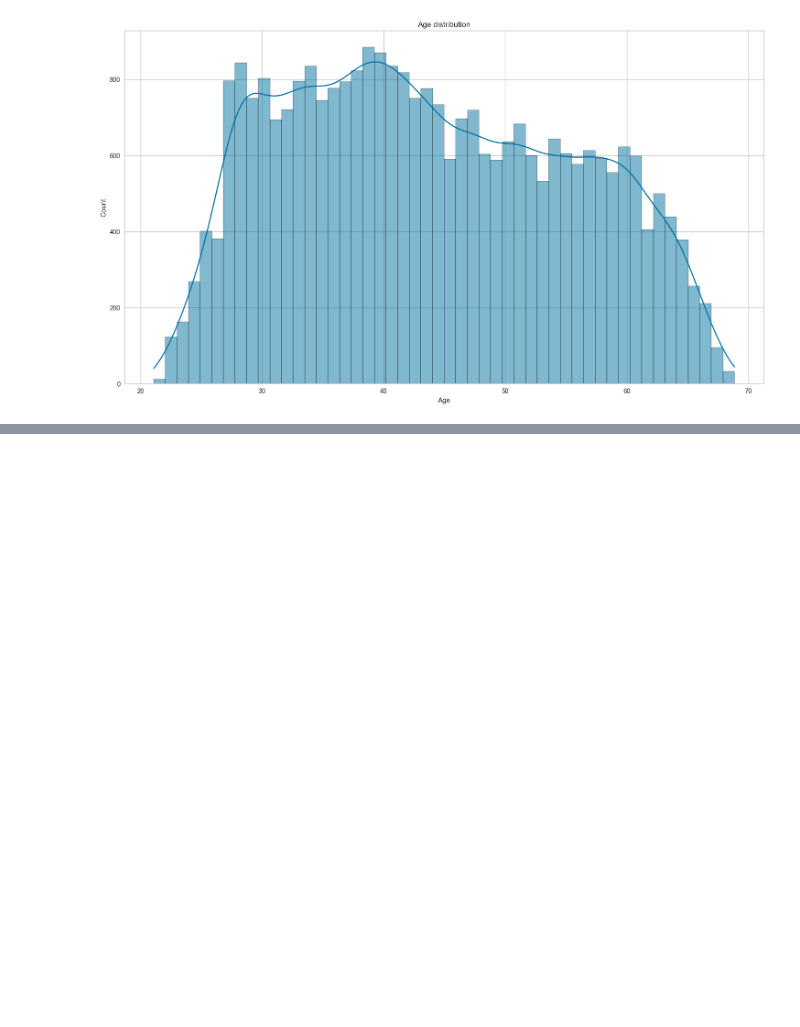
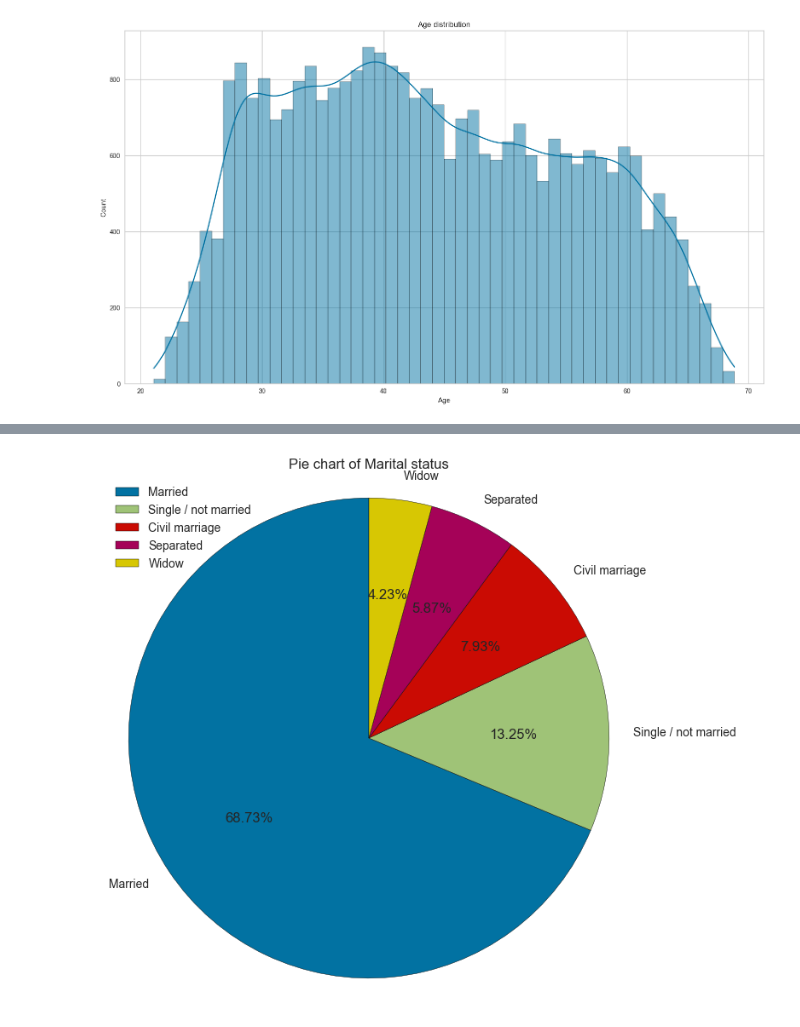
Before and after one commit to pisceskibo/CreditCardApprovalPrediction, a Jupyter notebook: CreditCard.ipynb, the cells around one changed output, grey strips where cells are left out. Saved outputs shown, nothing was run; the diff lists cells and outputs as text; code cells hidden in the pictures; blank space fills up the shorter version.

```diff
--- a/CreditCard.ipynb
+++ b/CreditCard.ipynb
@@ -307,0 +342,5 @@ create_hist_plot(cc_train_copy, 'Age', cc_train_copy)
+# %%
+# Vẽ biểu đồ tròn
+create_pie_plot(cc_train_copy, 'Marital status')
+# %% [output]
+[figure, added]
```
Also changed, not shown: parts of 75 cells of this notebook.
